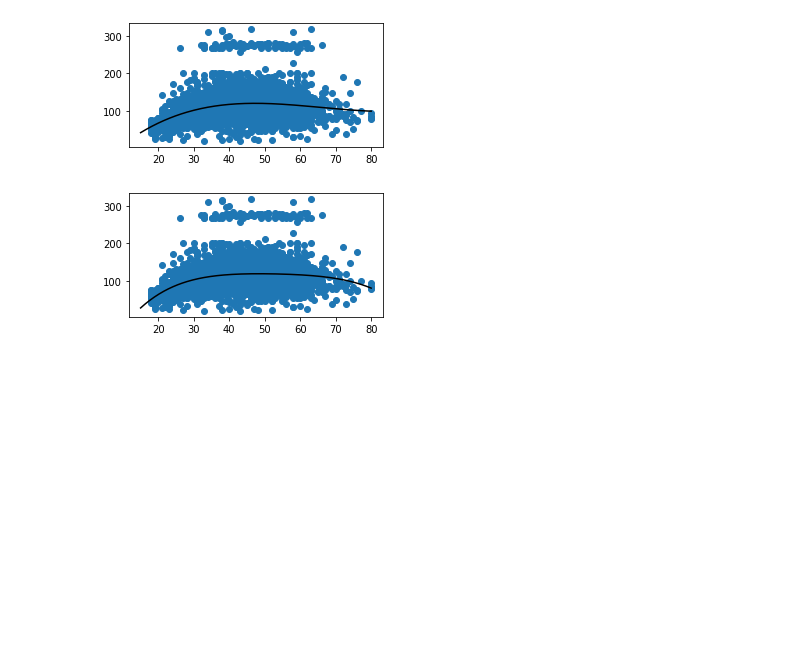
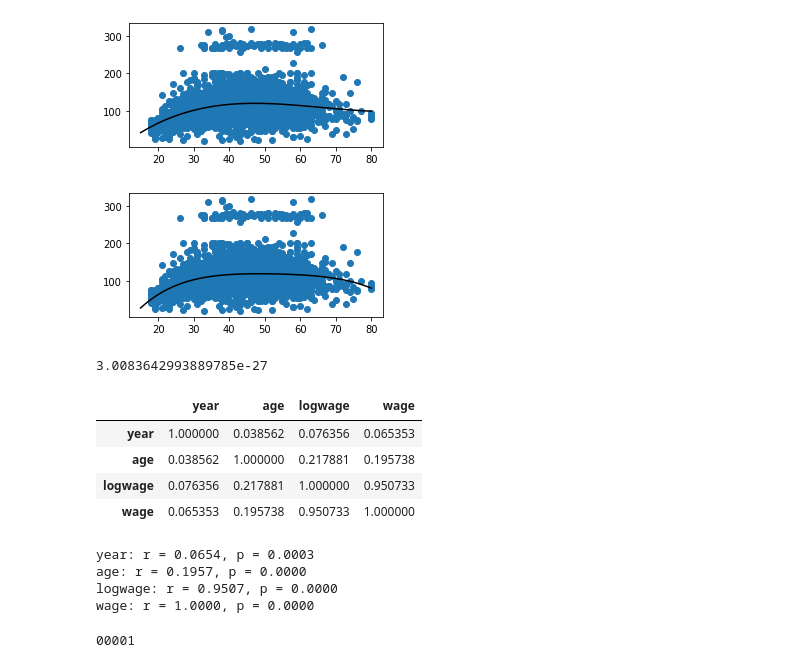
Before and after one commit to adunoluwa1/Data-Science, a Jupyter notebook: Wage.ipynb, the cells around one changed output. Drawn from its saved outputs; the diff is of its cells as text; code cells hidden in the pictures; blank space fills up the shorter version.

```diff
--- a/Wage.ipynb
+++ b/Wage.ipynb
@@ -159,3 +159,33 @@ while i <= 4:
 [figure]
 [figure]
 [figure]
+# %%
+from scipy import stats
+
+res = stats.pearsonr(df.age.values, df.wage.values)
+res.pvalue
+# %% [output]
+3.0083642993889785e-27
+# %%
+df.corr()
+# %% [output]
+|  | year | age | logwage | wage |
+| year | 1.000000 | 0.038562 | 0.076356 | 0.065353 |
+| age | 0.038562 | 1.000000 | 0.217881 | 0.195738 |
+| logwage | 0.076356 | 0.217881 | 1.000000 | 0.950733 |
+| wage | 0.065353 | 0.195738 | 0.950733 | 1.000000 |
+# %%
+for x in df:
+    if pd.api.types.is_numeric_dtype(df[x]):
+        r, p = stats.pearsonr(df.wage.values, df[x])
+        print(f"{x}: r = {r:.4f}, p = {p:.4f}")
+# %% [output]
+year: r = 0.0654, p = 0.0003
+age: r = 0.1957, p = 0.0000
+logwage: r = 0.9507, p = 0.0000
+wage: r = 1.0000, p = 0.0000
+# %%
+x = 1
+print(f"{x:05}")
+# %% [output]
+00001
```
Also changed, not shown: parts of 1 cell of this notebook, 2 other files.
